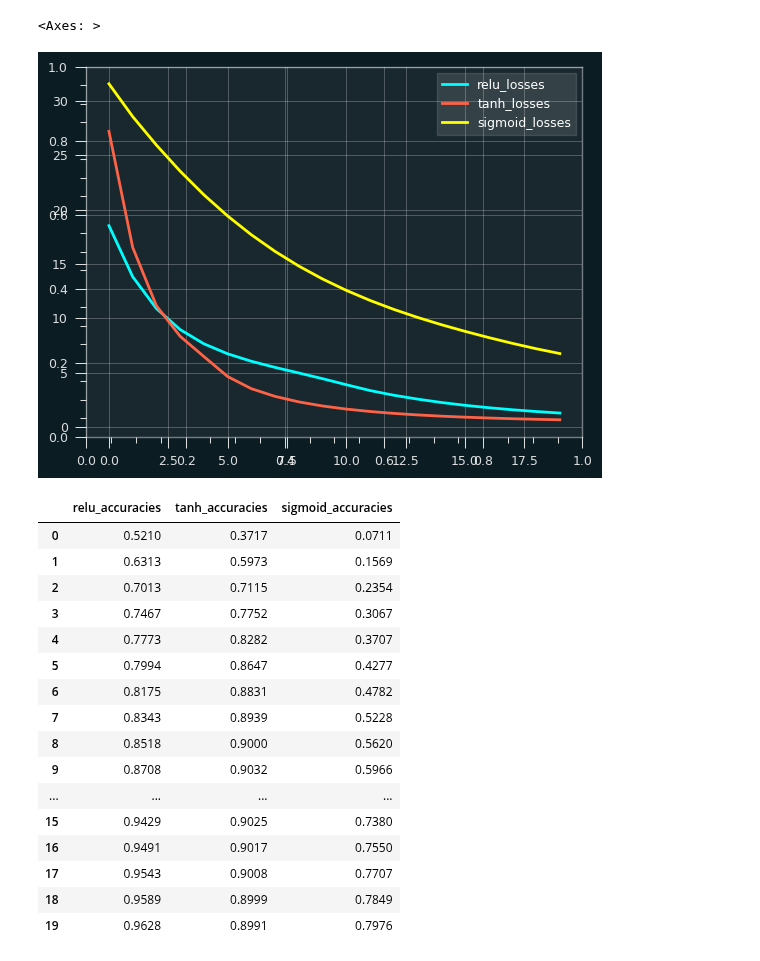
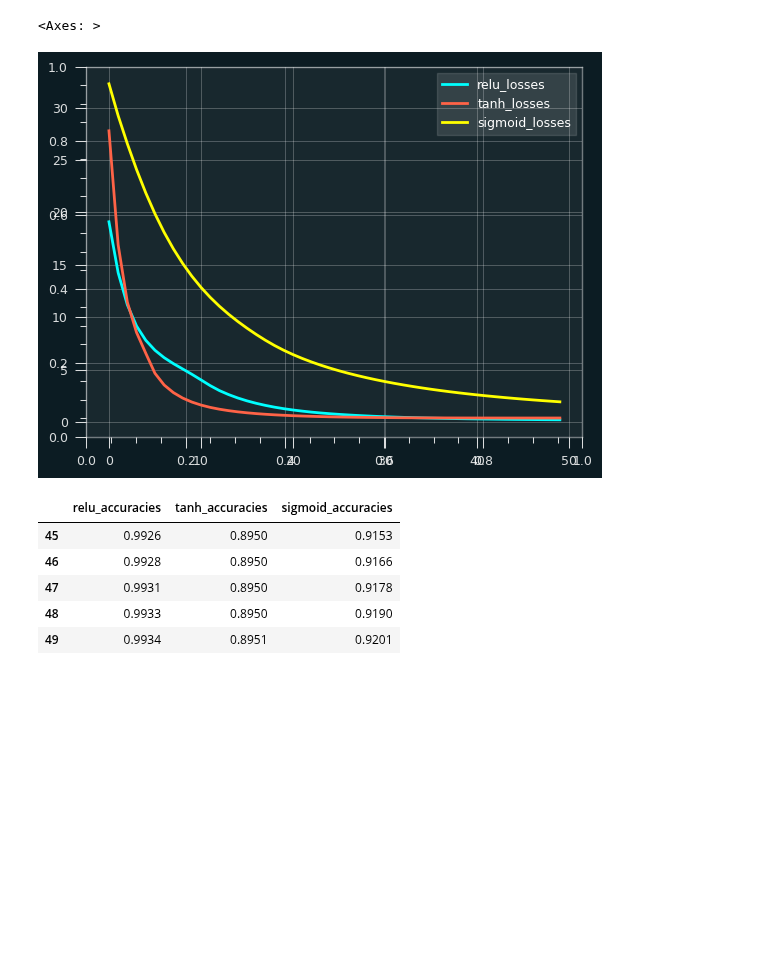
Before and after one commit to RohitMugalya/Learner-s-Garden, a Jupyter notebook: practice notebooks/activation function analysis.ipynb, the cells around one changed output. Saved outputs shown, nothing was run; the diff lists cells and outputs as text; code cells hidden in the pictures; blank space fills up the shorter version.

```diff
--- a/practice notebooks/activation function analysis.ipynb
+++ b/practice notebooks/activation function analysis.ipynb
@@ -88,7 +96,7 @@ sigmoid_model = nn.Sequential(
     nn.Linear(1, 1),
 )
 # %%
-epochs = 20
+epochs = 50
 
 relu_loss, relu_acc = fit(relu_model, x, y, nn.MSELoss(), epochs)
 tanh_loss, tanh_acc = fit(tanh_model, x, y, nn.MSELoss(), epochs)
@@ -147,27 +144,16 @@ activation_losses
 activation_losses.plot.line(color=["cyan", "tomato", "yellow"], linewidth=2)
 # %% [output]
 <Axes: >
-[figure, old version]
+[figure, new version]
 # %%
-activation_accuracies
+activation_accuracies.tail()
 # %% [output]
 |  | relu_accuracies | tanh_accuracies | sigmoid_accuracies |
-| 0 | 0.5210 | 0.3717 | 0.0711 |
-| 1 | 0.6313 | 0.5973 | 0.1569 |
-| 2 | 0.7013 | 0.7115 | 0.2354 |
-| 3 | 0.7467 | 0.7752 | 0.3067 |
-| 4 | 0.7773 | 0.8282 | 0.3707 |
-| 5 | 0.7994 | 0.8647 | 0.4277 |
-| 6 | 0.8175 | 0.8831 | 0.4782 |
-| 7 | 0.8343 | 0.8939 | 0.5228 |
-| 8 | 0.8518 | 0.9000 | 0.5620 |
-| 9 | 0.8708 | 0.9032 | 0.5966 |
-| ... | ... | ... | ... |
-| 15 | 0.9429 | 0.9025 | 0.7380 |
-| 16 | 0.9491 | 0.9017 | 0.7550 |
-| 17 | 0.9543 | 0.9008 | 0.7707 |
-| 18 | 0.9589 | 0.8999 | 0.7849 |
-| 19 | 0.9628 | 0.8991 | 0.7976 |
+| 45 | 0.9926 | 0.8950 | 0.9153 |
+| 46 | 0.9928 | 0.8950 | 0.9166 |
+| 47 | 0.9931 | 0.8950 | 0.9178 |
+| 48 | 0.9933 | 0.8950 | 0.9190 |
+| 49 | 0.9934 | 0.8951 | 0.9201 |
 # %%
 activation_accuracies.plot.line(
     color=["cyan", "tomato", "yellow"],
```
Also changed, not shown: parts of 13 cells of this notebook.
